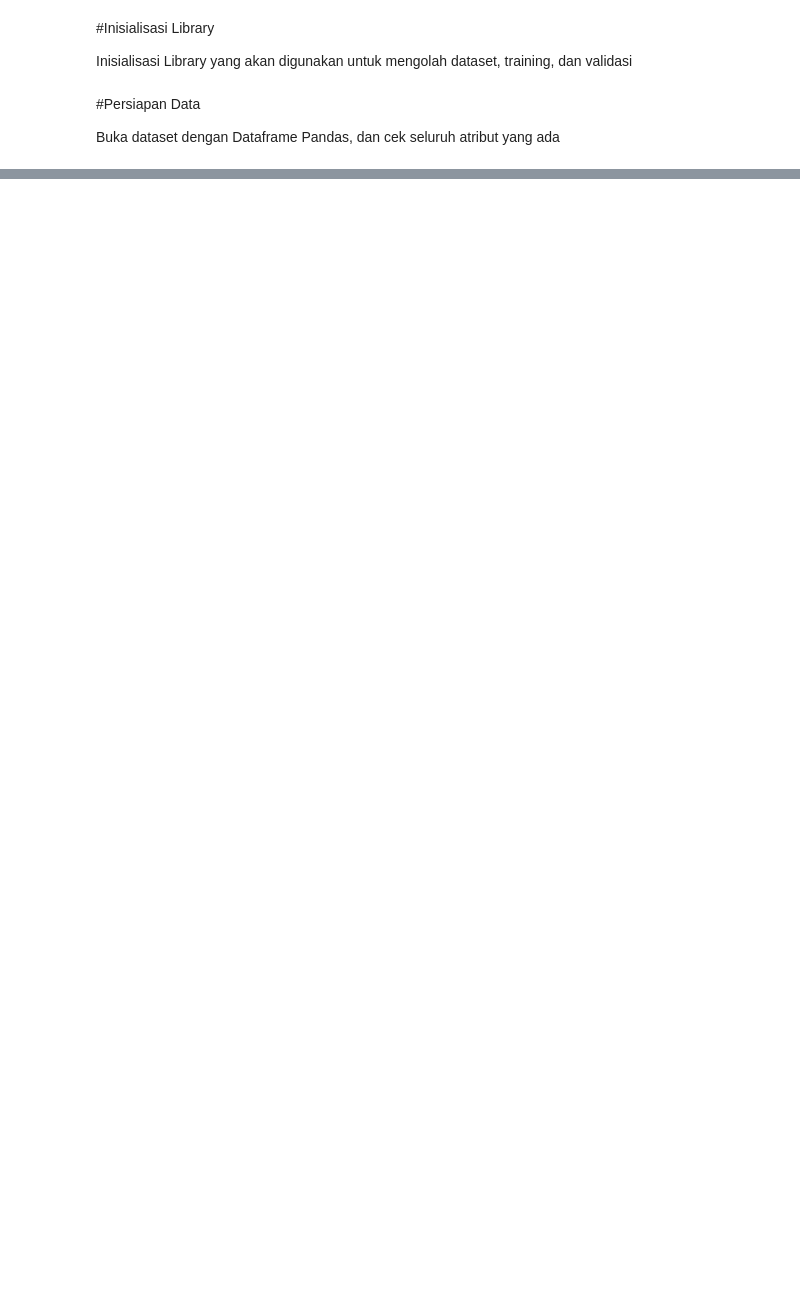
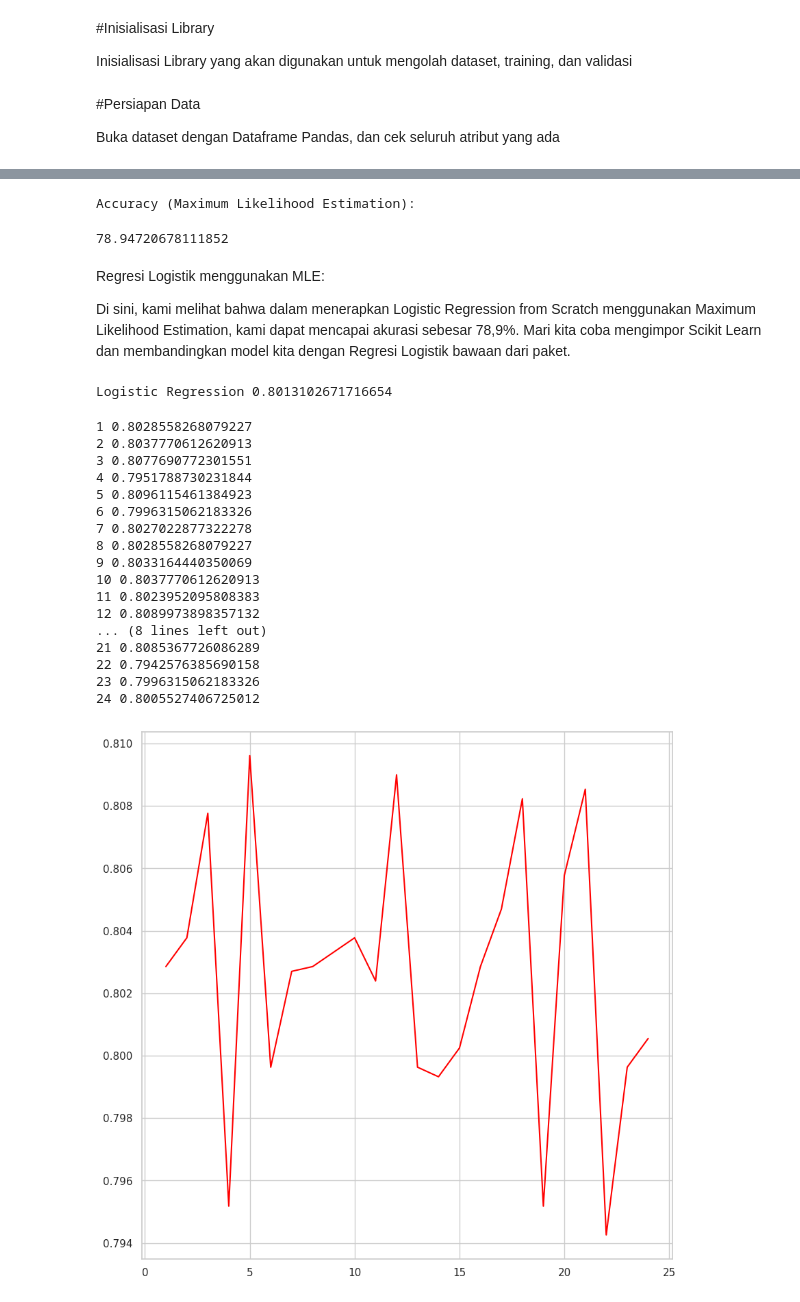
Before and after one commit to amelianrrzqaa/Tugas-Implementasi-Logistic-Regression, a Jupyter notebook: 121_Amelia_Nur_Rizqa_Tugas_Logistic_Regression.ipynb, the cells around one changed output, grey strips where cells are left out. Drawn from its saved outputs; the diff is of its cells as text; code cells hidden in the pictures; blank space fills up the shorter version.

```diff
--- a/121_Amelia_Nur_Rizqa_Tugas_Logistic_Regression.ipynb
+++ b/121_Amelia_Nur_Rizqa_Tugas_Logistic_Regression.ipynb
@@ -349,0 +308,4 @@ plt.show()
+# %%
+def sigmoid(x, weight):
+    z = np.dot(x, weight)
+    return 1 / (1 + np.exp(-z))
@@ -349,0 +382,5 @@ plt.show()
+# %%
+def gradient_ascent(x, h, y):
+    return np.dot(x.T, y - h)
+def update_weight_mle(weight, learning_rate, gradient):
+    return weight + learning_rate * gradient
@@ -349,0 +442,12 @@ plt.show()
+# %%
+result2 = sigmoid(x2, theta2)
+print("Accuracy (Maximum Likelihood Estimation):")
+f2 = pd.DataFrame(result2).join(y)
+f2.loc[f2[0]==f2['income']].shape[0] / f2.shape[0] * 100
+# %% [output]
+Accuracy (Maximum Likelihood Estimation):
+78.94720678111852
+# %% [markdown]
+Regresi Logistik menggunakan MLE:
+
+Di sini, kami melihat bahwa dalam menerapkan Logistic Regression from Scratch menggunakan Maximum Likelihood Estimation, kami dapat mencapai akurasi sebesar 78,9%. Mari kita coba mengimpor Scikit Learn dan membandingkan model kita dengan Regresi Logistik bawaan dari paket.
@@ -349,0 +470,57 @@ plt.show()
+# %%
+from sklearn.metrics import accuracy_score
+logreg = LogisticRegression()
+logreg.fit(x_train, y_train)
+
+Y_pred = logreg.predict(x_test)
+
+acc = accuracy_score(y_test, Y_pred)
+print("Logistic Regression",acc)
+# %% [output]
+Logistic Regression 0.8013102671716654
+# %%
+X = df[['workclass','education', 'marital.status', 'occupation', 'relationship',
+               'race', 'sex','native.country', 'age', 'fnlwgt', 'capital.gain', 'capital.loss', 'hours.per.week']]
+y = df['income']
+
+
+from sklearn.preprocessing import StandardScaler
+
+scaler = StandardScaler()
+
+lr = LogisticRegression(solver='lbfgs', max_iter=10000)
+rs = []
+acc = []
+for i in range(1,25,1):
+    X_train,X_test,y_train,y_test = train_test_split(X, y, test_size = 0.2, random_state = i)
+    X_train = pd.DataFrame(scaler.fit_transform(X_train), columns = X.columns)
+    X_test = pd.DataFrame(scaler.transform(X_test), columns = X.columns)
+    model_lr_rs = lr.fit(X_train, y_train)
+    predict_values_lr_rs = model_lr_rs.predict(X_test)
+    acc.append(accuracy_score(y_test, predict_values_lr_rs))
+    rs.append(i)
+# %%
+plt.figure(figsize=(10,10))
+plt.plot(rs, acc, color ='red')
+
+for i in range(len(rs)):
+    print(rs[i],acc[i])
+# %% [output]
+1 0.8028558268079227
+2 0.8037770612620913
+3 0.8077690772301551
+4 0.7951788730231844
+5 0.8096115461384923
+6 0.7996315062183326
+7 0.8027022877322278
+8 0.8028558268079227
+9 0.8033164440350069
+10 0.8037770612620913
+11 0.8023952095808383
+12 0.8089973898357132
+... (8 lines left out)
+21 0.8085367726086289
+22 0.7942576385690158
+23 0.7996315062183326
+24 0.8005527406725012
+[figure, added]
```
Also changed, not shown: parts of 75 cells of this notebook.
